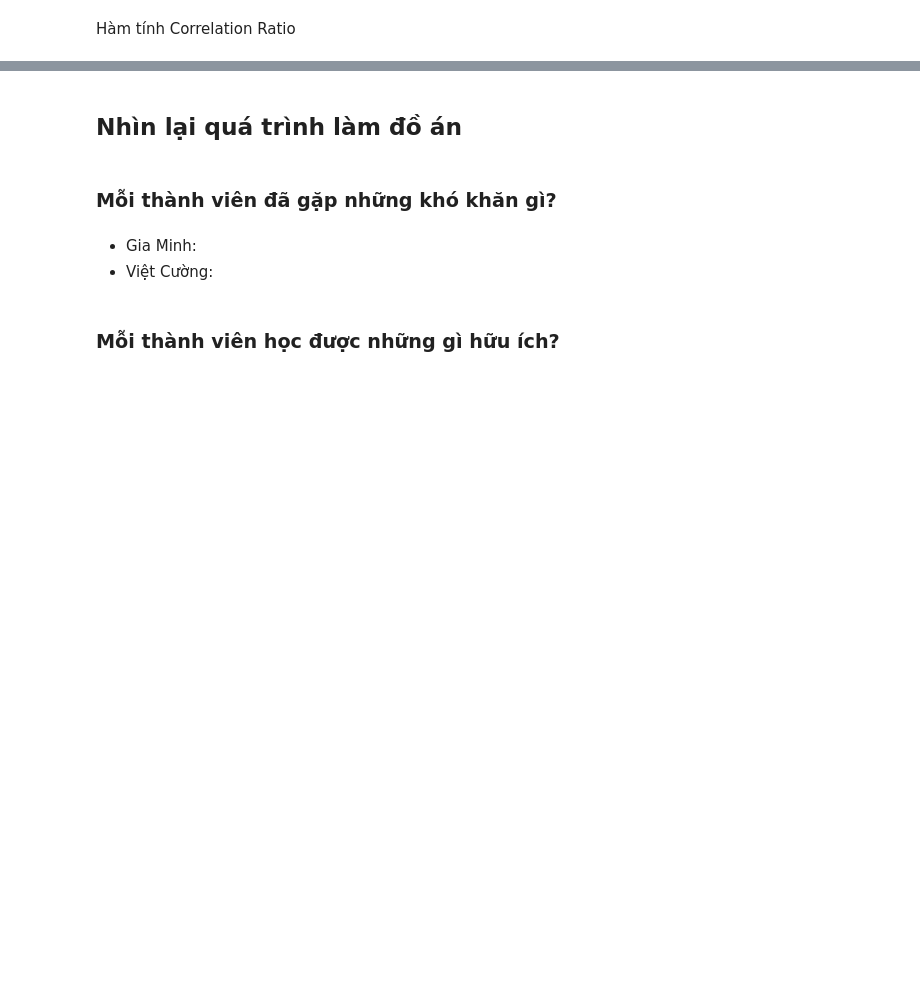
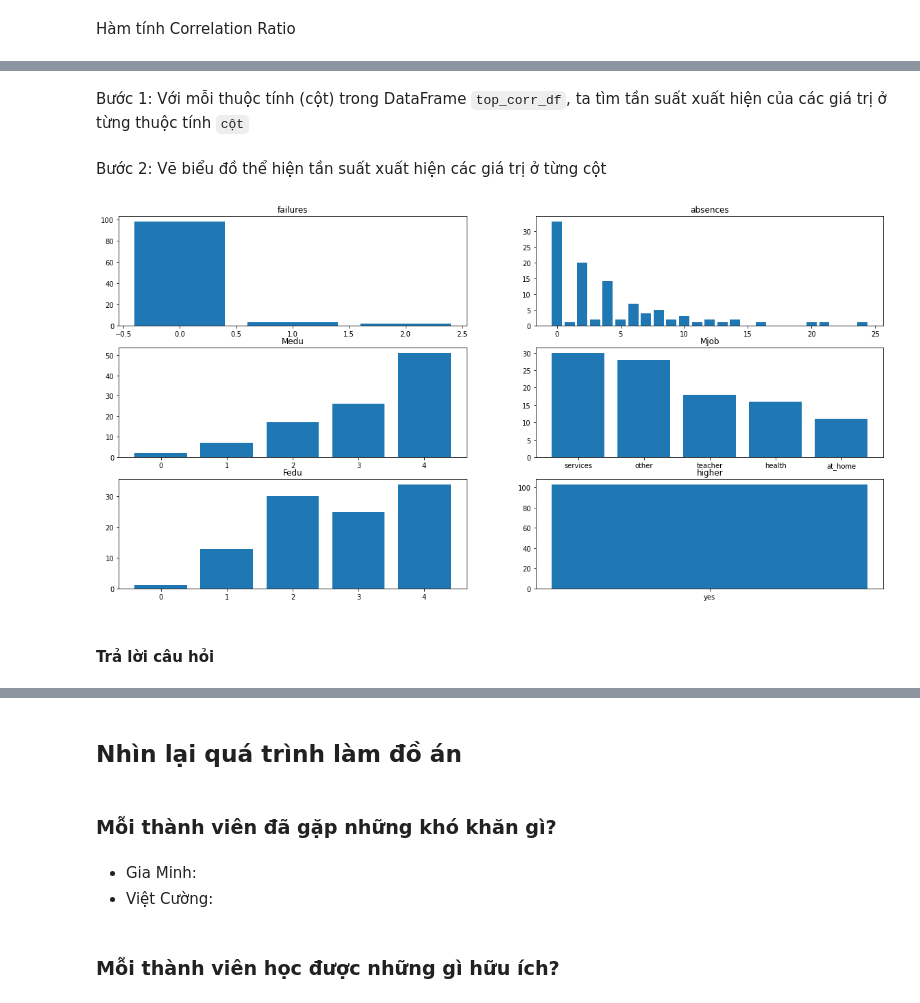
Before and after one commit to hotranvietcuong2001/P4DS_CQ19_FinalProject, a Jupyter notebook: student_performance.ipynb, the cells around one changed output, grey strips where cells are left out. Cells and saved outputs as stored; diff of their text form; code cells hidden in the pictures; blank space fills up the shorter version.

```diff
--- a/student_performance.ipynb
+++ b/student_performance.ipynb
@@ -500,0 +469,12 @@ mat_df['Mjob'].value_counts()[0]
+# %%
+def correlation_ratio(categories, measurements):
+    id_cat = np.unique(categories, return_inverse=True)[1]
+
+    ssa = 0
+    ssb = 0
+    for i in np.unique(id_cat):
+        sub = measurements[np.argwhere(id_cat == i).flatten()]
+        ssa += np.sum((sub - np.mean(sub)) ** 2)
+        ssb += len(sub) * (np.mean(sub) - np.mean(measurements)) ** 2
+
+    return np.sqrt(ssb / (ssb + ssa))
@@ -500,0 +483,4 @@ mat_df['Mjob'].value_counts()[0]
+# %%
+corr_columns = mat_df.apply(correlation_ratio, measurements=mat_df['score']).\
+    sort_values(ascending=False).iloc[4:10].index.tolist()
+corr_columns
@@ -500,0 +491,3 @@ mat_df['Mjob'].value_counts()[0]
+# %%
+top_corr_df = mat_df.loc[mat_df.score>=40][corr_columns]
+top_corr_df.head()
@@ -500,0 +509,29 @@ mat_df['Mjob'].value_counts()[0]
+# %% [markdown]
+Bước 1: Với mỗi thuộc tính (cột) trong DataFrame `top_corr_df`, ta tìm tần suất xuất hiện của các giá trị ở từng thuộc tính `cột`
+# %%
+value = []
+freq = []
+for i in range(len(corr_columns)):
+    value.append(top_corr_df.iloc[:,i].value_counts().index.values)
+    freq.append(top_corr_df.iloc[:,i].value_counts().values)
+# %% [markdown]
+Bước 2: Vẽ biểu đồ thể hiện tần suất xuất hiện các giá trị ở từng cột
+# %%
+max_rows = 3
+max_columns = 2
+figure, axis = plt.subplots(max_rows, max_columns)
+figure.set_figheight(10)
+figure.set_figwidth(20)
+
+k = 0
+for i in range(max_rows):
+    for j in range(max_columns):
+        if k >= len(corr_columns):
+            break
+        axis[i, j].bar(value[k], freq[k])
+        axis[i, j].set_title(columns[k])
+        k = k + 1
+# %% [output]
+[figure, added]
+# %% [markdown]
+#### Trả lời câu hỏi
```
Also changed, not shown: parts of 21 cells of this notebook.
